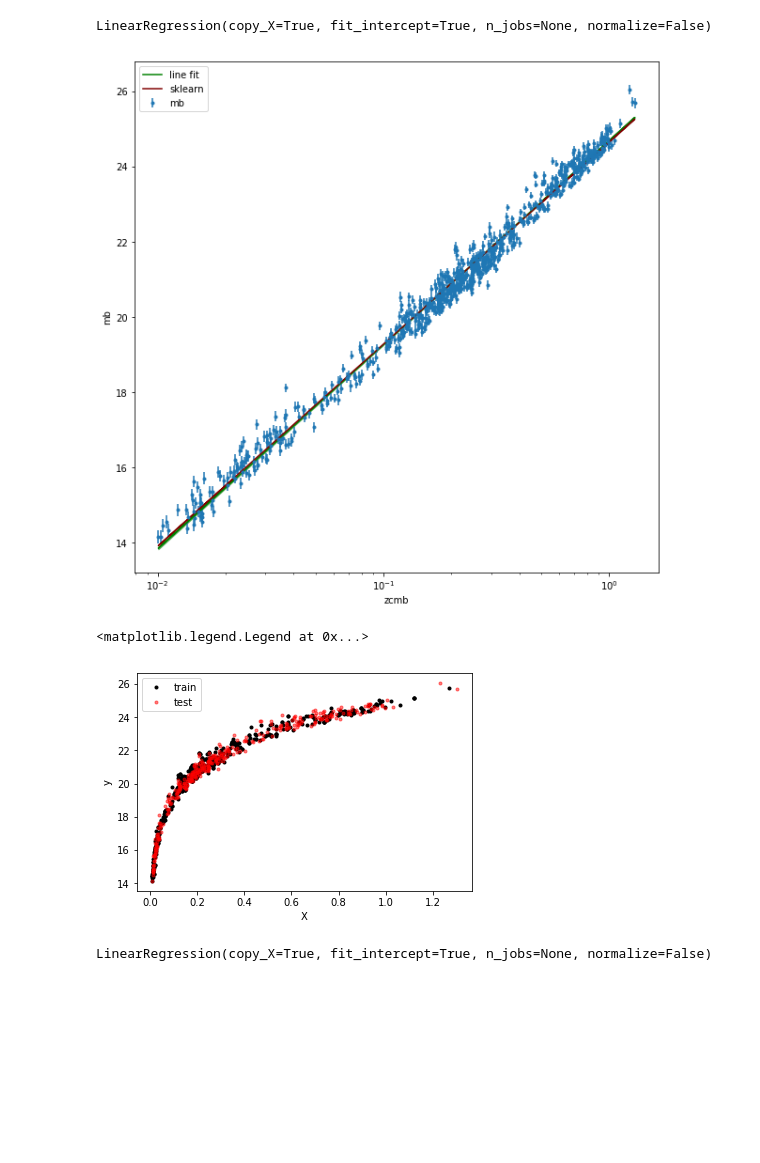
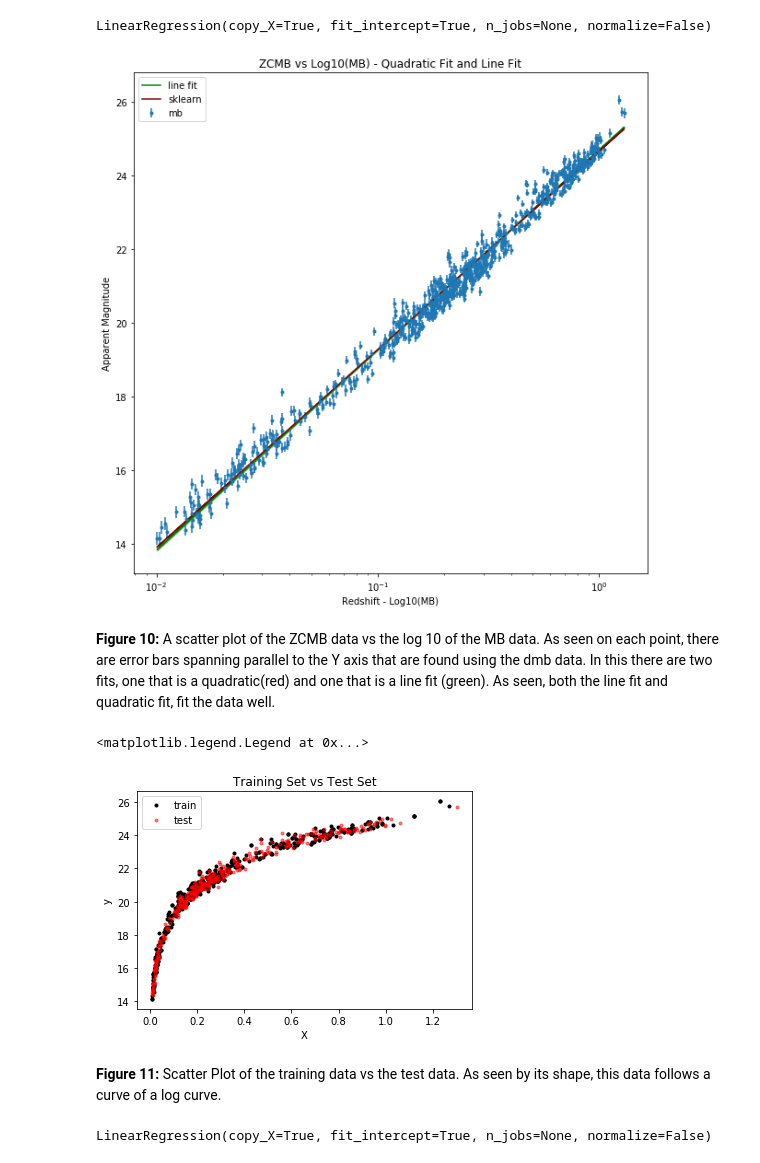
Before and after one commit to exalteded/DSPS_MRichardson, a Jupyter notebook: HW6/HW6_graded.ipynb, the cells around one changed output. Saved outputs shown, nothing was run; the diff lists cells and outputs as text; code cells hidden in the pictures; blank space fills up the shorter version.

```diff
--- a/HW6/HW6_graded.ipynb
+++ b/HW6/HW6_graded.ipynb
@@ -391,25 +427,31 @@ pl.fill_between(jla.zcmb[sort],
                  color='green',alpha=0.5)
 
 pl.xscale('log')
-pl.xlabel("zcmb")
-pl.ylabel("mb");
+pl.xlabel('Redshift - Log10(MB)')
+pl.ylabel('Apparent Magnitude')
+pl.title('ZCMB vs Log10(MB) - Quadratic Fit and Line Fit');
 # %% [output]
-[figure, old version]
+[figure, new version]
+# %% [markdown]
+**Figure 10:** A scatter plot of the ZCMB data vs the log 10 of the MB data. As seen on each point, there are error bars spanning parallel to the Y axis that are found using the dmb data. In this there are two fits, one that is a quadratic(red) and one that is a line fit (green). As seen, both the line fit and quadratic fit, fit the data well.
 # %%
 Nall = len(jla)
 Ntrain = int(Nall * 0.75)
 train = np.random.randint(0, high=Nall, size=Ntrain)
 test = np.setdiff1d(np.arange(Nall), train)
 X_train, y_train = jla.zcmb[train], jla.mb[train]
 X_test, y_test = jla.zcmb[test], jla.mb[test]
 pl.plot(X_train, y_train, 'k.', label="train")
 pl.plot(X_test, y_test, 'r.', alpha=0.5, label="test")
 pl.xlabel("X")
 pl.ylabel("y")
+pl.title('Training Set vs Test Set')
 pl.legend()
 # %% [output]
 <matplotlib.legend.Legend at 0x...>
-[figure, old version]
+[figure, new version]
+# %% [markdown]
+**Figure 11:** Scatter Plot of the training data vs the test data. As seen by its shape, this data follows a curve of a log curve.
 # %%
 X_train, X_test, y_train, y_test = skl.model_selection.train_test_split(np.log10(jla.zcmb), jla.mb, test_size = 0.25, train_size = 0.75)
 # %%
```
Also changed, not shown: parts of 28 cells of this notebook.
